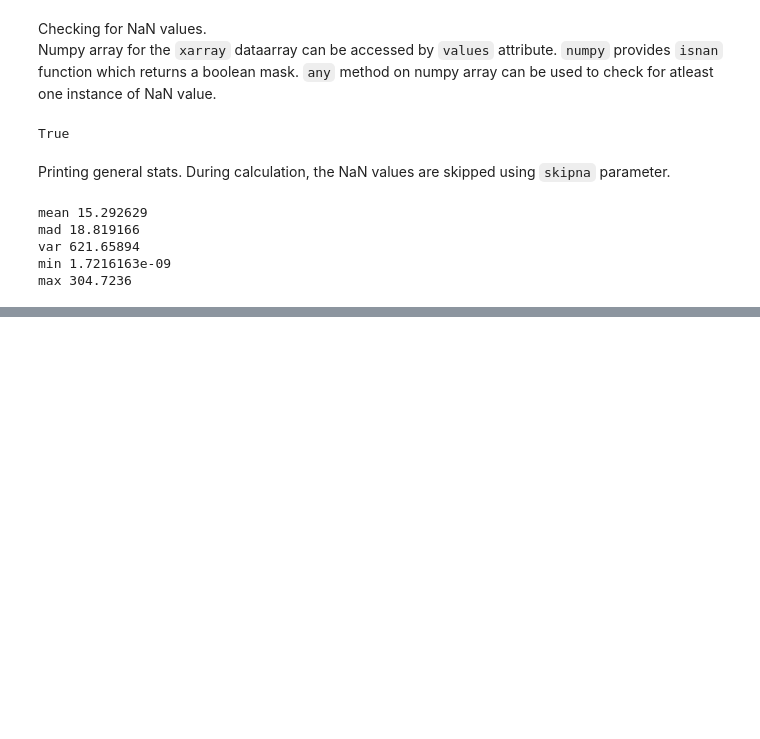
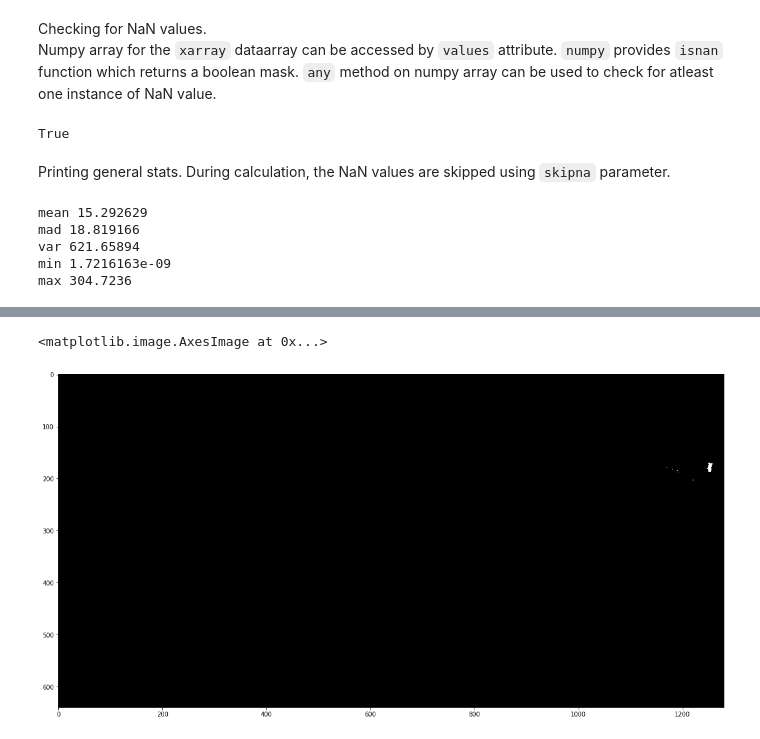
Before and after one commit to tejasvi/deepFWI, a Jupyter notebook: data/EDA/fwi_reanalysis.ipynb, the cells around one changed output, grey strips where cells are left out. Saved outputs shown, nothing was run; the diff lists cells and outputs as text; code cells hidden in the pictures; blank space fills up the shorter version.

```diff
--- a/data/EDA/fwi_reanalysis.ipynb
+++ b/data/EDA/fwi_reanalysis.ipynb
@@ -155,0 +274,7 @@ max 304.7236
+# %%
+plt.figure(figsize = (20,10)).suptitle('Defined country regionmasks', fontsize=25)
+pt_mask = (c_mask==regionmask.defined_regions.natural_earth.countries_50.names.index("Portugal")).values & (~np.isnan(proc.fwi[0]))
+plt.imshow(pt_mask, cmap='gray')
+# %% [output]
+<matplotlib.image.AxesImage at 0x...>
+[figure, added]
```
Also changed, not shown: parts of 41 cells of this notebook, 1 other file.
